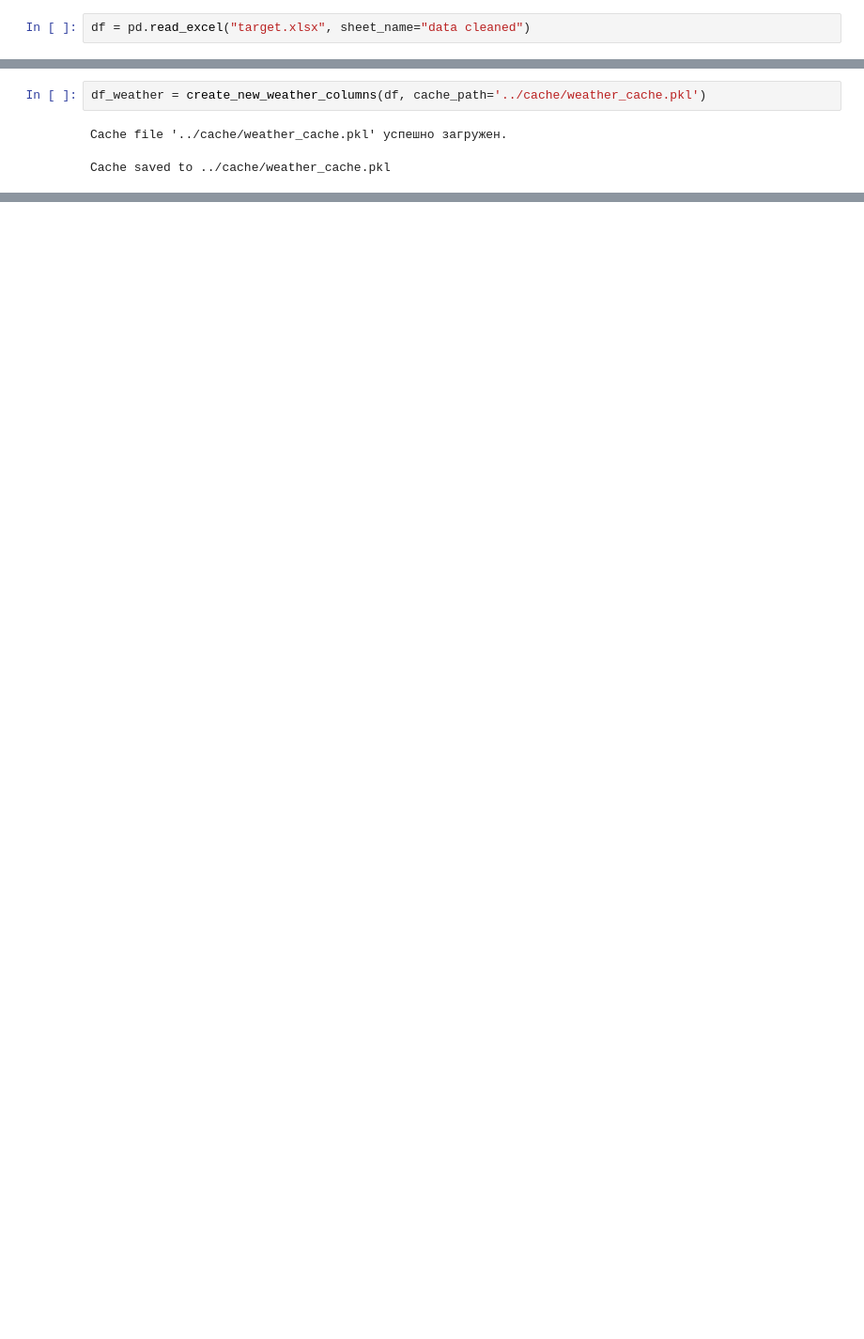
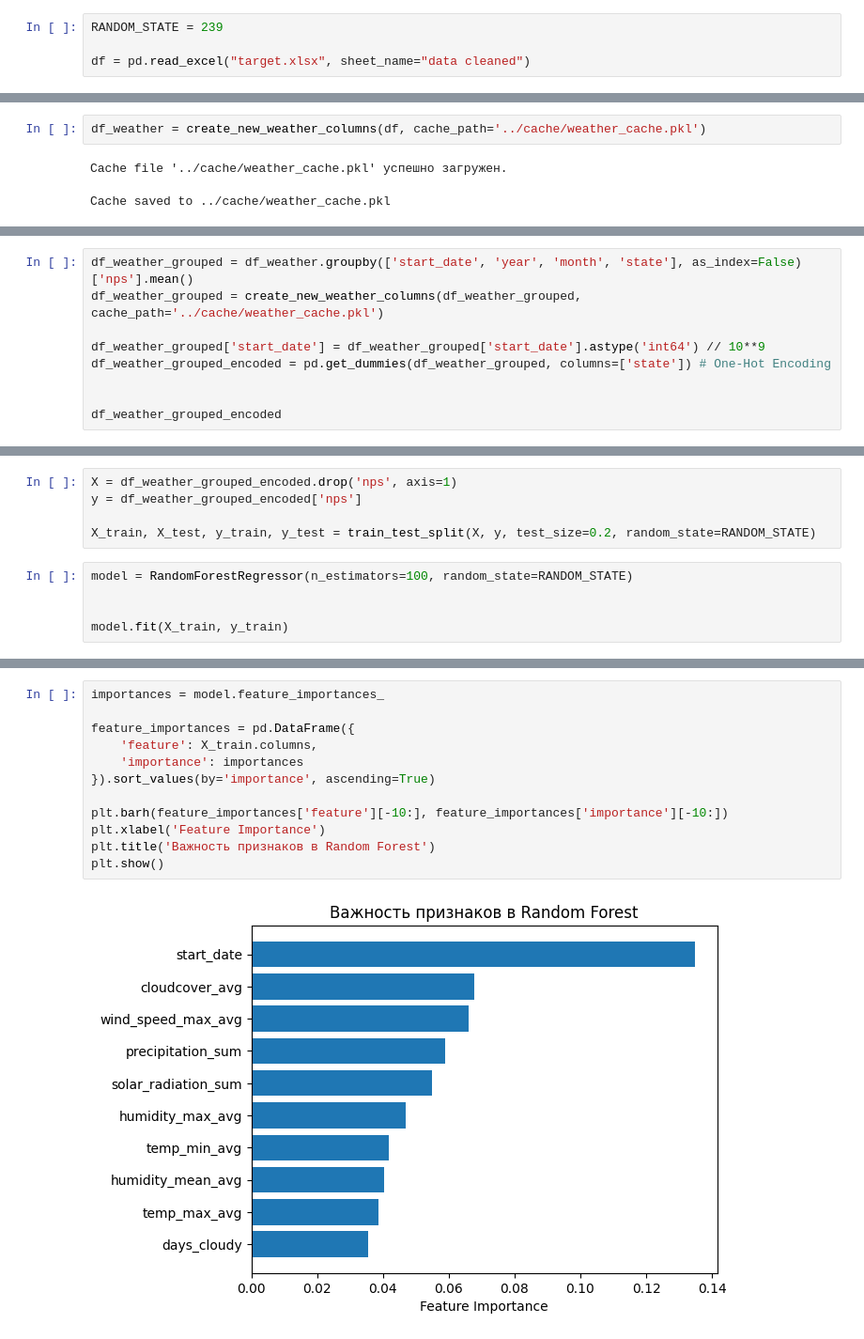
Before and after one commit to rokerius/CU_TL_Megafon_NPS, a Jupyter notebook: denis/weather_data/workbook.ipynb, the cells around one changed output, grey strips where cells are left out. Shown: that part at 94% size. Saved outputs shown, nothing was run; the diff lists cells and outputs as text; blank space fills up the shorter version.

Commit message:
more weather data, tsfresh tries

```diff
--- a/denis/weather_data/workbook.ipynb
+++ b/denis/weather_data/workbook.ipynb
@@ -24,2 +49,4 @@ from main import create_new_weather_columns
 # %%
+RANDOM_STATE = 239
+
 df = pd.read_excel("target.xlsx", sheet_name="data cleaned")
@@ -96,0 +142,9 @@ df_weather
+# %%
+df_weather_grouped = df_weather.groupby(['start_date', 'year', 'month', 'state'], as_index=False)['nps'].mean()
+df_weather_grouped = create_new_weather_columns(df_weather_grouped, cache_path='../cache/weather_cache.pkl')
+
+df_weather_grouped['start_date'] = df_weather_grouped['start_date'].astype('int64') // 10**9
+df_weather_grouped_encoded = pd.get_dummies(df_weather_grouped, columns=['state']) # One-Hot Encoding
+
+
+df_weather_grouped_encoded
@@ -96,0 +171,10 @@ df_weather
+# %%
+X = df_weather_grouped_encoded.drop('nps', axis=1)
+y = df_weather_grouped_encoded['nps']
+
+X_train, X_test, y_train, y_test = train_test_split(X, y, test_size=0.2, random_state=RANDOM_STATE)
+# %%
+model = RandomForestRegressor(n_estimators=100, random_state=RANDOM_STATE)
+
+
+model.fit(X_train, y_train)
@@ -96,0 +190,14 @@ df_weather
+# %%
+importances = model.feature_importances_
+
+feature_importances = pd.DataFrame({
+    'feature': X_train.columns,
+    'importance': importances
+}).sort_values(by='importance', ascending=True)
+
+plt.barh(feature_importances['feature'][-10:], feature_importances['importance'][-10:])
+plt.xlabel('Feature Importance')
+plt.title('Важность признаков в Random Forest')
+plt.show()
+# %% [output]
+[figure, added]
```
Also changed, not shown: parts of 25 cells of this notebook, 1 other file.
